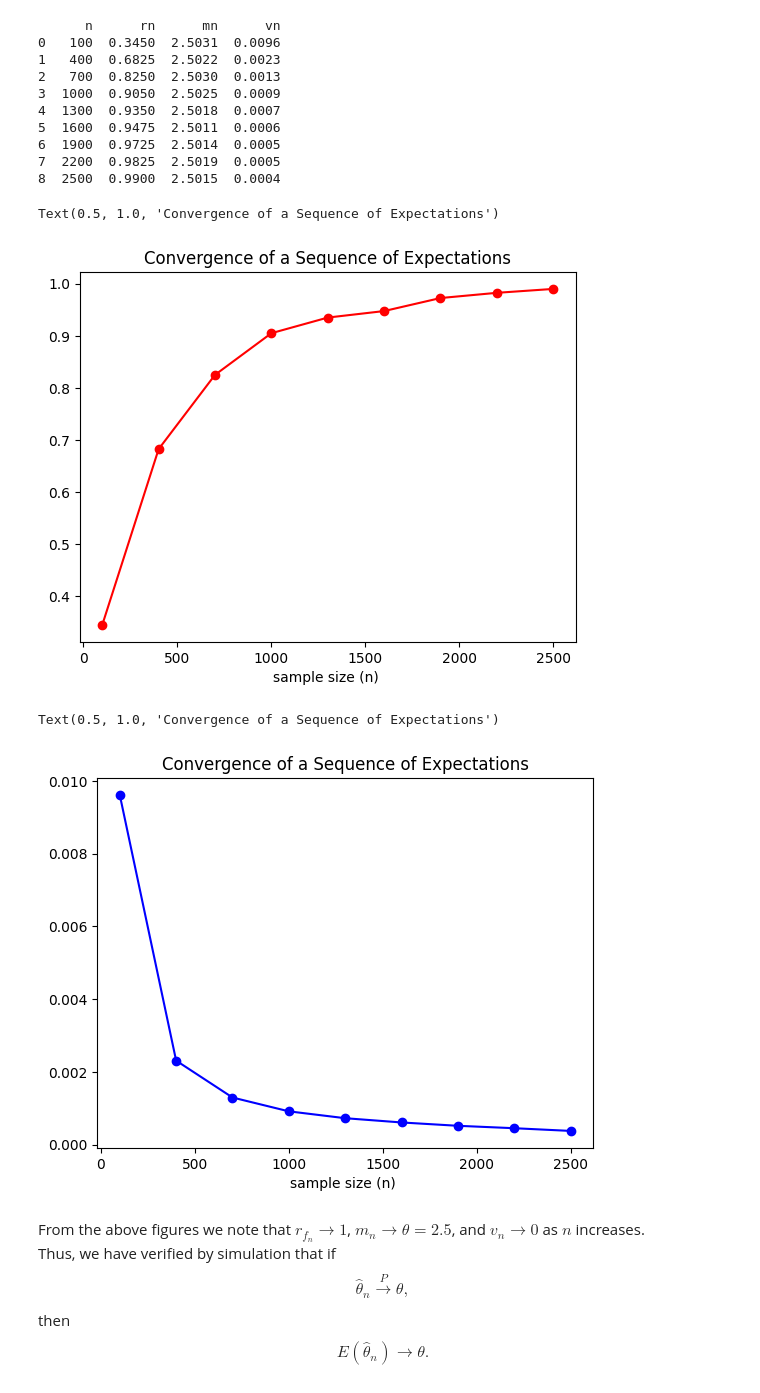
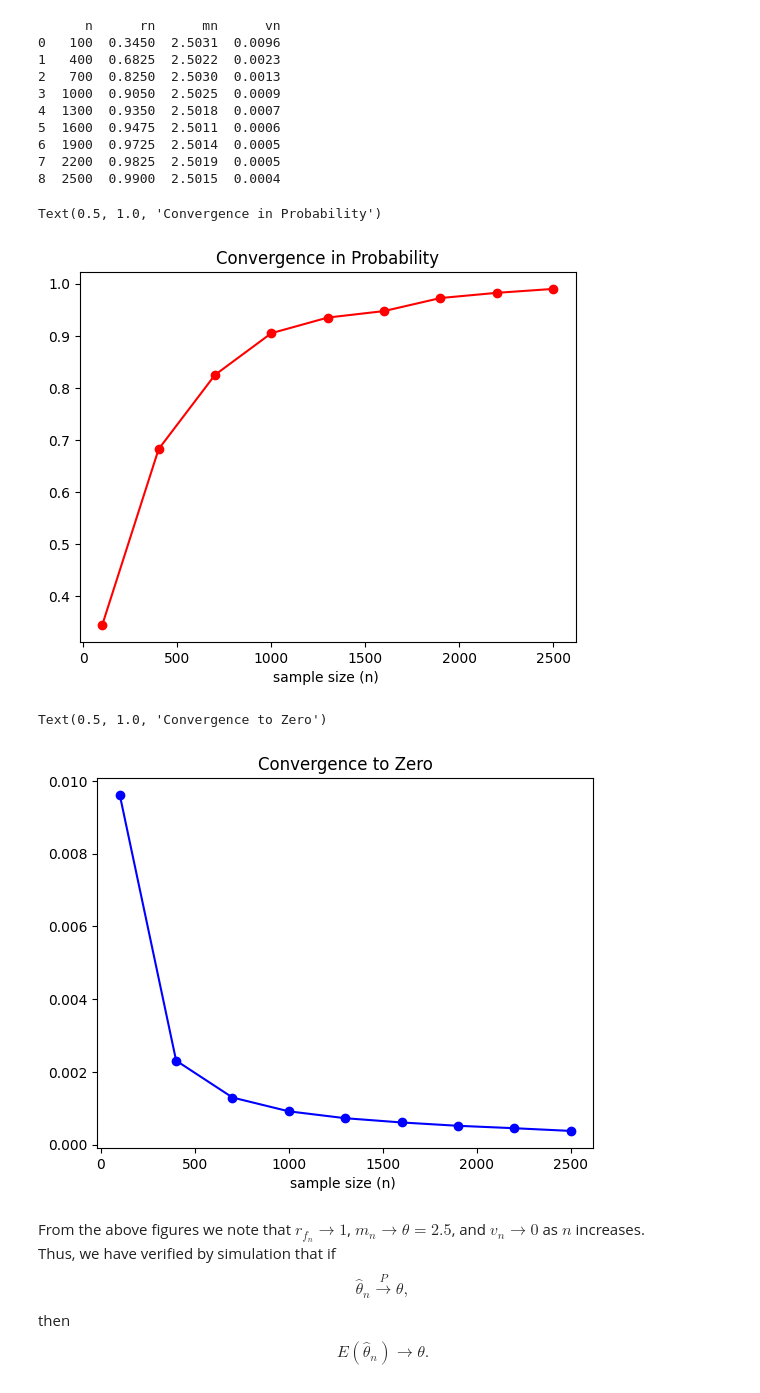
Before and after one commit to Bharat-Jambhulkar/Almost-Surely, a Jupyter notebook: concepts/Chapter 8/Convergence of a Sequence of Expectations.ipynb, the cells around one changed output. Drawn from its saved outputs; the diff is of its cells as text; code cells hidden in the pictures.

Commit message:
Add CSE simulation and update notebook title
Add same code with .py extension.

```diff
--- a/concepts/Chapter 8/Convergence of a Sequence of Expectations.ipynb
+++ b/concepts/Chapter 8/Convergence of a Sequence of Expectations.ipynb
@@ -75,17 +75,17 @@ print(d)
 # %%
 plt.plot(nvec, rn, marker='o',color='red')
 plt.xlabel('sample size (n) ')
-plt.title('Convergence of a Sequence of Expectations')
+plt.title('Convergence in Probability')
 # %% [output]
-Text(0.5, 1.0, 'Convergence of a Sequence of Expectations')
+Text(0.5, 1.0, 'Convergence in Probability')
-[figure, old version]
+[figure, new version]
 # %%
 plt.plot(nvec, vn, marker='o',color='blue')
 plt.xlabel('sample size (n) ')
-plt.title('Convergence of a Sequence of Expectations')
+plt.title('Convergence to Zero')
 # %% [output]
-Text(0.5, 1.0, 'Convergence of a Sequence of Expectations')
+Text(0.5, 1.0, 'Convergence to Zero')
-[figure, old version]
+[figure, new version]
 # %% [markdown]
 From the above figures we note that $r_{f_n} \to 1$, $m_n \to \theta = 2.5$, and $v_n \to 0$ as $n$ increases.
 Thus, we have verified by simulation that if
```
Also changed, not shown: 1 other file.
